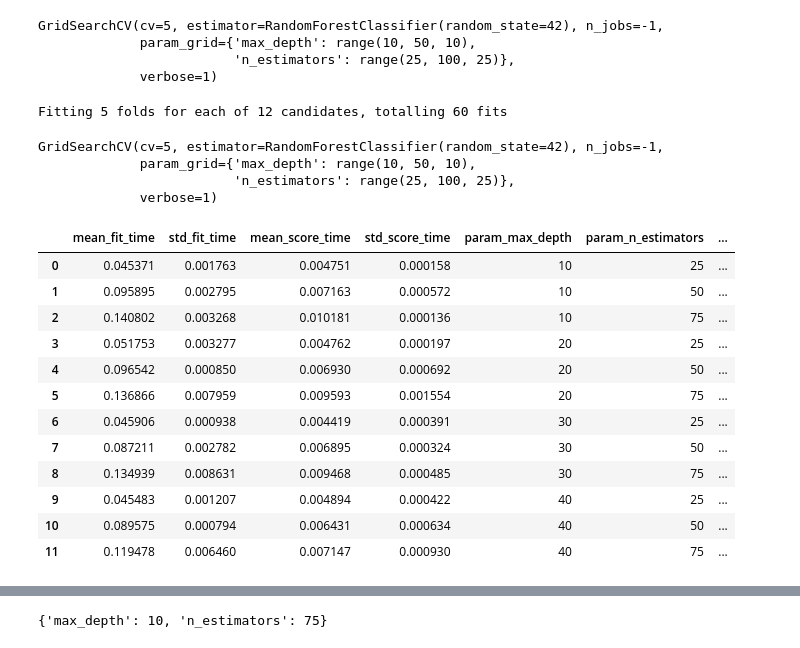
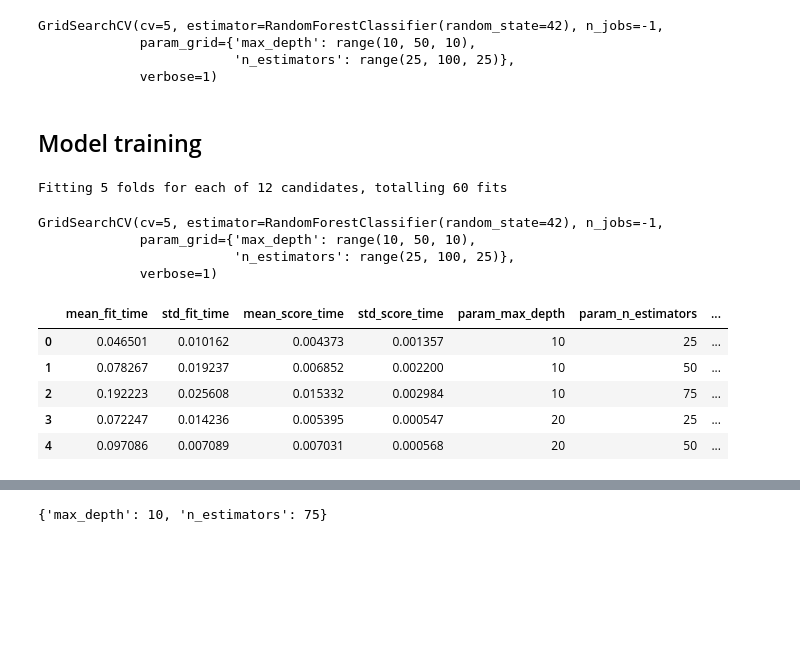
Before and after one commit to 10Kang/Origin_of_wine, a Jupyter notebook: RDF_Wines.ipynb, the cells around one changed output, grey strips where cells are left out. Drawn from its saved outputs; the diff is of its cells as text; code cells hidden in the pictures; blank space fills up the shorter version.

```diff
--- a/RDF_Wines.ipynb
+++ b/RDF_Wines.ipynb
@@ -60,4 +81,6 @@ GridSearchCV(cv=5, estimator=RandomForestClassifier(random_state=42), n_jobs=-1,
              param_grid={'max_depth': range(10, 50, 10),
                          'n_estimators': range(25, 100, 25)},
              verbose=1)
+# %% [markdown]
+## Model training
 # %%
@@ -70,20 +93,13 @@ GridSearchCV(cv=5, estimator=RandomForestClassifier(random_state=42), n_jobs=-1,
                          'n_estimators': range(25, 100, 25)},
              verbose=1)
 # %%
+# store the model cross validation in dataframe
 result_df = pd.DataFrame(model.cv_results_)
+result_df.head()
+# %% [output]
+|  | mean_fit_time | std_fit_time | mean_score_time | std_score_time | param_max_depth | param_n_estimators | ... |
+| 0 | 0.046501 | 0.010162 | 0.004373 | 0.001357 | 10 | 25 | ... |
+| 1 | 0.078267 | 0.019237 | 0.006852 | 0.002200 | 10 | 50 | ... |
+| 2 | 0.192223 | 0.025608 | 0.015332 | 0.002984 | 10 | 75 | ... |
+| 3 | 0.072247 | 0.014236 | 0.005395 | 0.000547 | 20 | 25 | ... |
+| 4 | 0.097086 | 0.007089 | 0.007031 | 0.000568 | 20 | 50 | ... |
-# %%
-result_df
-# %% [output]
-|  | mean_fit_time | std_fit_time | mean_score_time | std_score_time | param_max_depth | param_n_estimators | ... |
-| 0 | 0.045371 | 0.001763 | 0.004751 | 0.000158 | 10 | 25 | ... |
-| 1 | 0.095895 | 0.002795 | 0.007163 | 0.000572 | 10 | 50 | ... |
-| 2 | 0.140802 | 0.003268 | 0.010181 | 0.000136 | 10 | 75 | ... |
-| 3 | 0.051753 | 0.003277 | 0.004762 | 0.000197 | 20 | 25 | ... |
-| 4 | 0.096542 | 0.000850 | 0.006930 | 0.000692 | 20 | 50 | ... |
-| 5 | 0.136866 | 0.007959 | 0.009593 | 0.001554 | 20 | 75 | ... |
-| 6 | 0.045906 | 0.000938 | 0.004419 | 0.000391 | 30 | 25 | ... |
-| 7 | 0.087211 | 0.002782 | 0.006895 | 0.000324 | 30 | 50 | ... |
-| 8 | 0.134939 | 0.008631 | 0.009468 | 0.000485 | 30 | 75 | ... |
-| 9 | 0.045483 | 0.001207 | 0.004894 | 0.000422 | 40 | 25 | ... |
-| 10 | 0.089575 | 0.000794 | 0.006431 | 0.000634 | 40 | 50 | ... |
-| 11 | 0.119478 | 0.006460 | 0.007147 | 0.000930 | 40 | 75 | ... |
```
Also changed, not shown: parts of 32 cells of this notebook, 5 other files.
